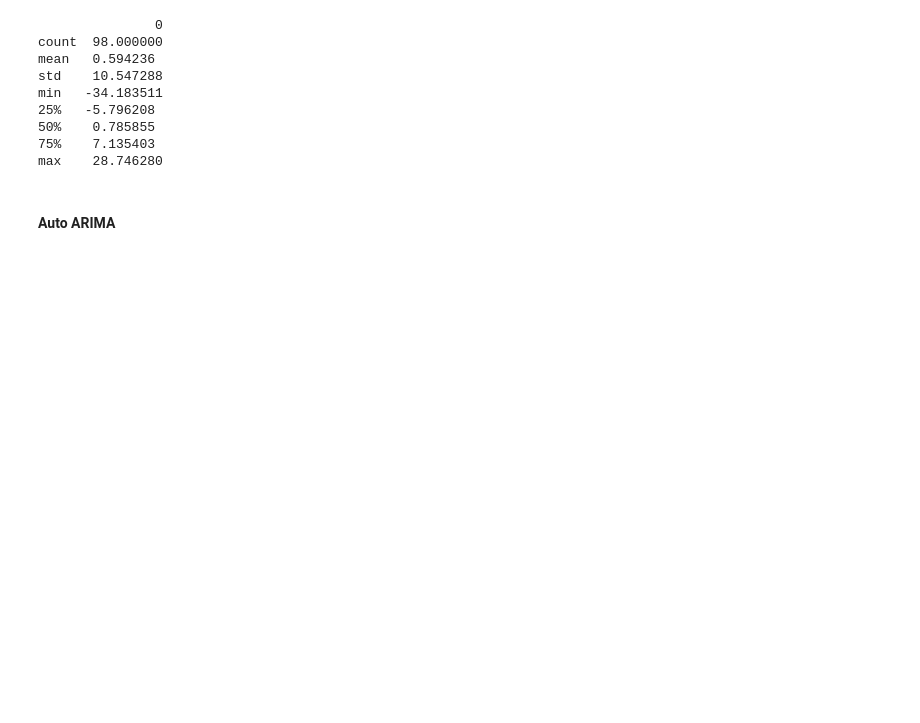
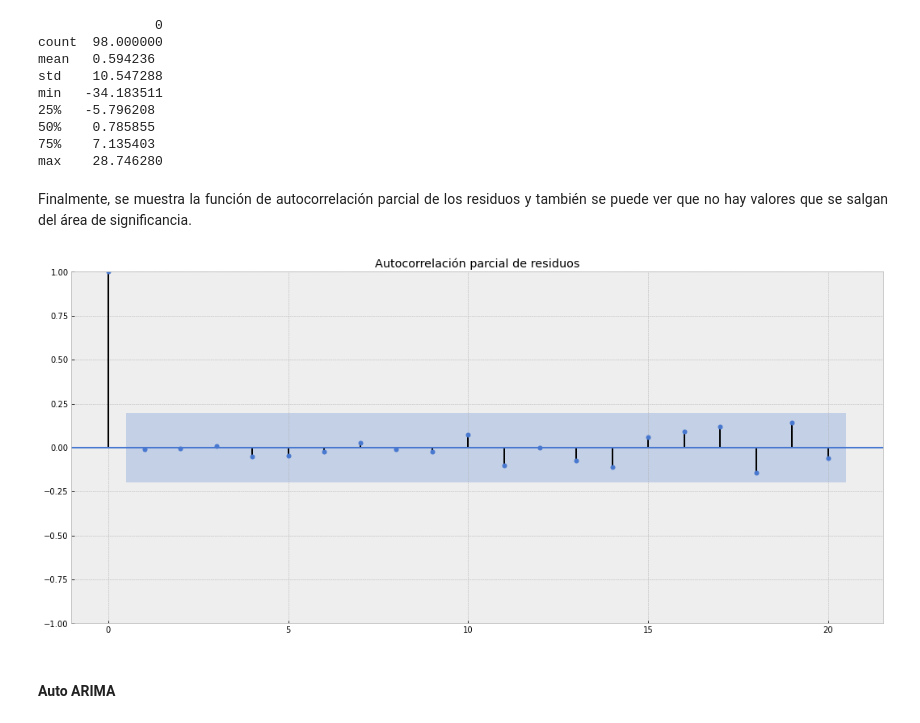
Before and after one commit to alu0100889635/TAAD, a Jupyter notebook: P3AST/Proyecto_AST_TAAD.ipynb, the cells around one changed output. Saved outputs shown, nothing was run; the diff lists cells and outputs as text; code cells hidden in the pictures; blank space fills up the shorter version.

```diff
--- a/P3AST/Proyecto_AST_TAAD.ipynb
+++ b/P3AST/Proyecto_AST_TAAD.ipynb
@@ -989,6 +989,12 @@ min   -34.183511
 50%    0.785855
 75%    7.135403
 max    28.746280
+# %% [markdown]
+<p align="justify">Finalmente, se muestra la función de autocorrelación parcial de los residuos y también se puede ver que no hay valores que se salgan del área de significancia.</p>
+# %%
+plot_pacf(residuals, title="Autocorrelación parcial de residuos");
+# %% [output]
+[figure, added]
 # %% [markdown]
 #### Auto ARIMA
 # %% [markdown]
```
Also changed, not shown: parts of 10 cells of this notebook.
